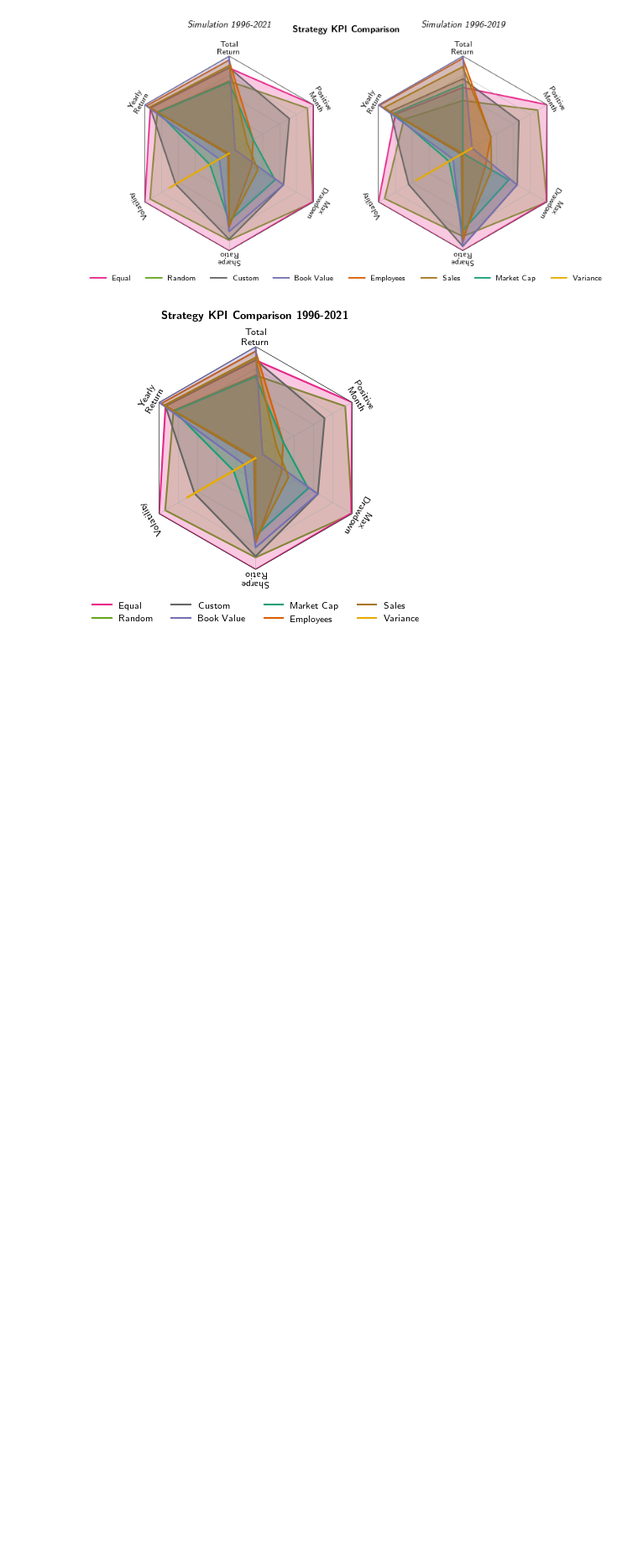
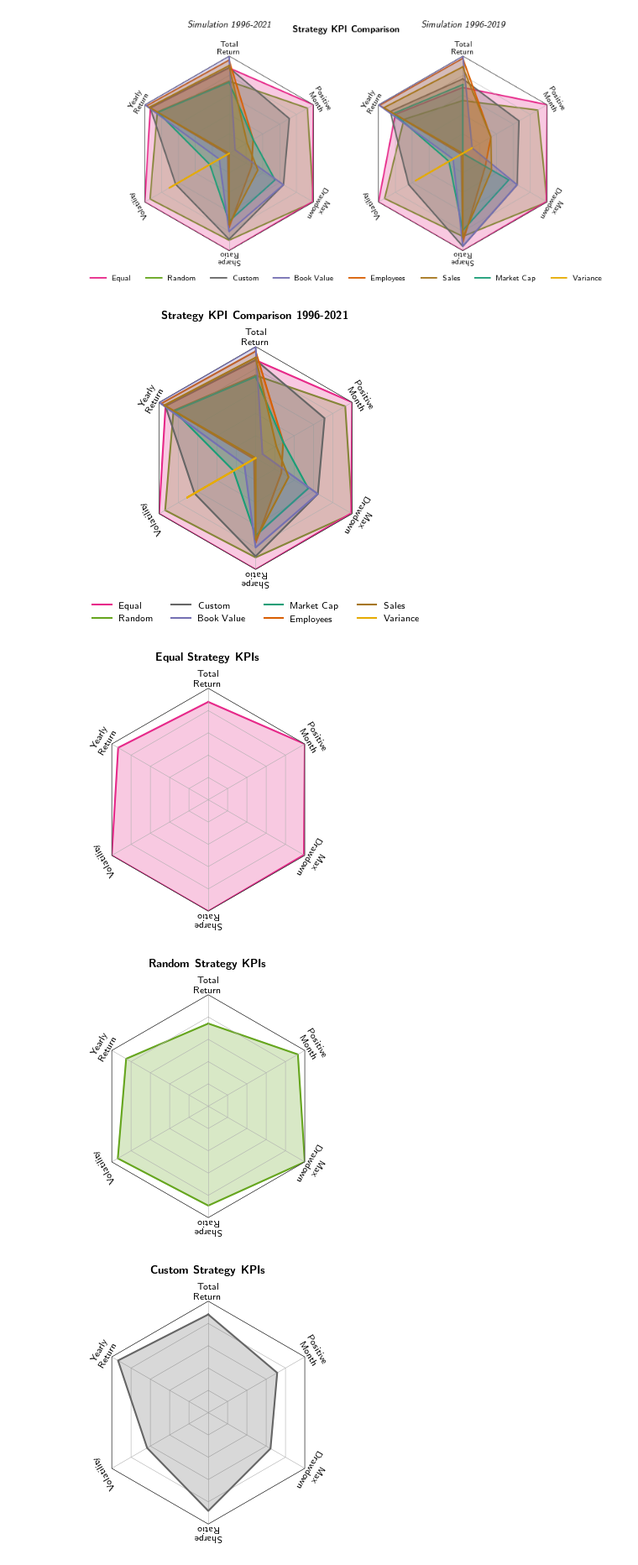
Before and after one commit to Mov0/FDS_Smart_Betas, a Jupyter notebook: 4_Figures.ipynb, the cells around one changed output. Shown: that part at 84% size. Drawn from its saved outputs; the diff is of its cells as text; code cells hidden in the pictures; blank space fills up the shorter version.

Commit message:
Generated individual kpi figures for each strategy

```diff
--- a/4_Figures.ipynb
+++ b/4_Figures.ipynb
@@ -455,3 +445,36 @@ plt.savefig('Figures/AnalysisSingle.png', pad_inches = .1, bbox_inches = "tight"
 plt.savefig('Figures/AnalysisSingle.pdf', pad_inches = .1, bbox_inches = "tight")
 # %% [output]
 [figure]
+# %%
+for strategy in df_analysis.columns:
+    theta = radar_factory(N, frame='polygon')
+
+    fig, axes = plt.subplots(figsize=(fig_width, fig_height), subplot_kw=dict(projection='radar'), nrows=1, ncols=1)
+    fig.subplots_adjust(left=0, right=1, top=0.87, bottom=0.18, wspace=0.8)
+
+    ax1 = axes
+
+    # Up to 2021
+    ax1.set_rgrids(np.linspace(start=1, stop=5, num=5))
+    ax1.set_yticklabels([])
+    line = ax1.plot(theta, df_analysis[strategy].values.tolist(), label=strategy, color=atr[strategy][0], linewidth=1.5, zorder=atr[strategy][1])
+    ax1.fill(theta, df_analysis[strategy].values.tolist(), alpha=0.25, color=atr[strategy][0], zorder=atr[strategy][1])
+    ax1.set_varlabels(spoke_labels)
+    # Rotate Labels
+    ax1.xaxis.set_tick_params(pad=1)
+    thetatick_locs = np.linspace(0, 360, 6, endpoint=False)
+    for label, angle in zip(ax1.get_xticklabels(), thetatick_locs):
+        x,y = label.get_position()
+        lab = ax1.text(x,y, label.get_text(), transform=label.get_transform(),
+                    ha=label.get_ha(), va=label.get_va())
+        lab.set_rotation(angle)
+    ax1.set_xticklabels([])
+    ax1.set_ylim([0, 5])
+
+    fig.suptitle("\\textbf{" + strategy + " Strategy KPIs}")
+    plt.savefig(f'Figures/Analysis{strategy}.png', pad_inches = .1, bbox_inches = "tight", dpi=DPI)
+    plt.savefig(f'Figures/Analysis{strategy}.pdf', pad_inches = .1, bbox_inches = "tight")
+# %% [output]
+[figure, added]
+[figure, added]
+[figure, added]
```
Also changed, not shown: parts of 3 cells of this notebook, 16 other files.
